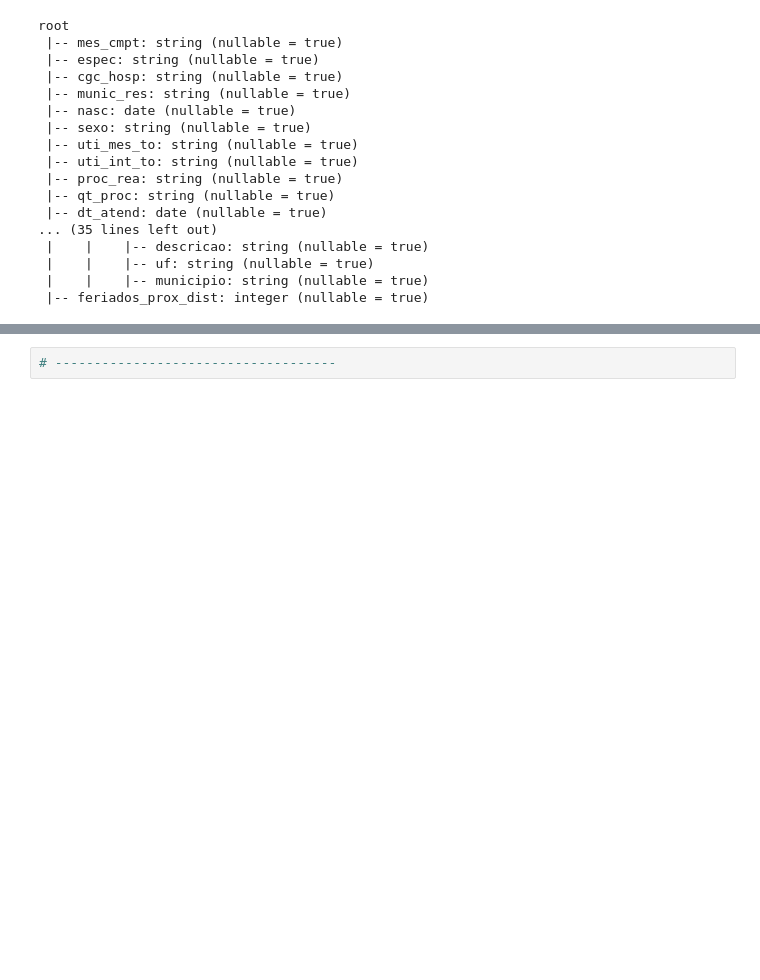
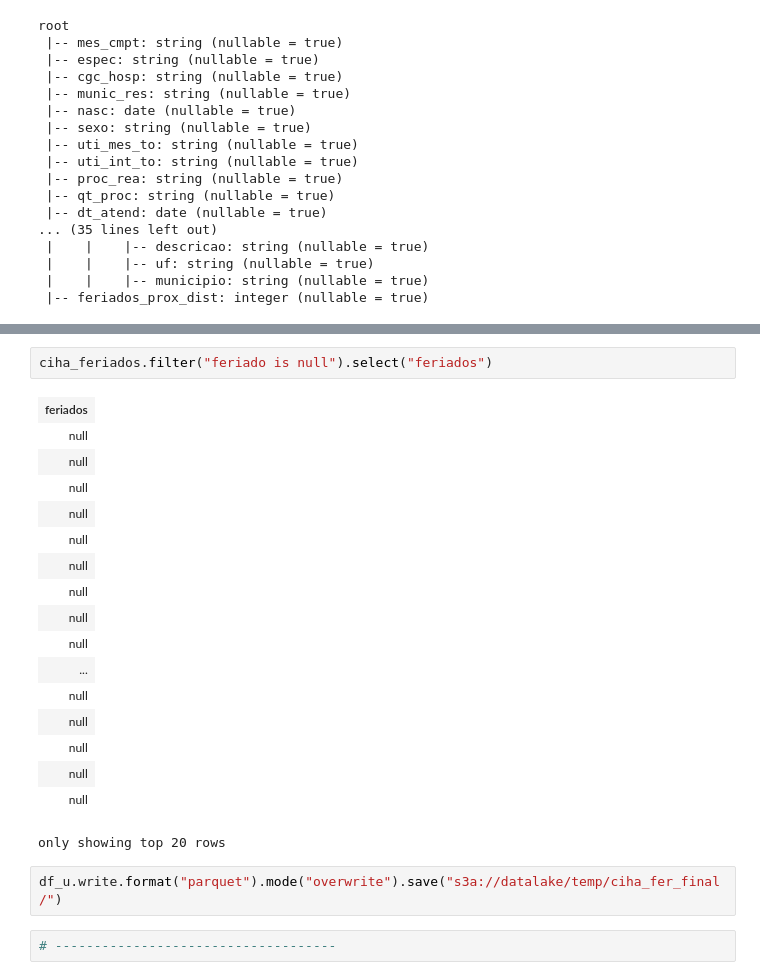
Before and after one commit to luizhenriquemm/spark-lab, a Jupyter notebook: data/jupyter/tcc/processamento_bases/stage_ciha_step1.ipynb, the cells around one changed output, grey strips where cells are left out. Saved outputs shown, nothing was run; the diff lists cells and outputs as text; blank space fills up the shorter version.

```diff
--- a/data/jupyter/tcc/processamento_bases/stage_ciha_step1.ipynb
+++ b/data/jupyter/tcc/processamento_bases/stage_ciha_step1.ipynb
@@ -656,2 +637,24 @@ df_u.filter("feriado is true and feriados_prox_dist > 0")
+# %%
+ciha_feriados.filter("feriado is null").select("feriados")
+# %% [output]
+| feriados |
+| null |
+| null |
+| null |
+| null |
+| null |
+| null |
+| null |
+| null |
+| null |
+| ... |
+| null |
+| null |
+| null |
+| null |
+| null |
+only showing top 20 rows
+# %%
+df_u.write.format("parquet").mode("overwrite").save("s3a://datalake/temp/ciha_fer_final/")
 # %%
 # ------------------------------------
```
Also changed, not shown: parts of 36 cells of this notebook, 1 other file.
